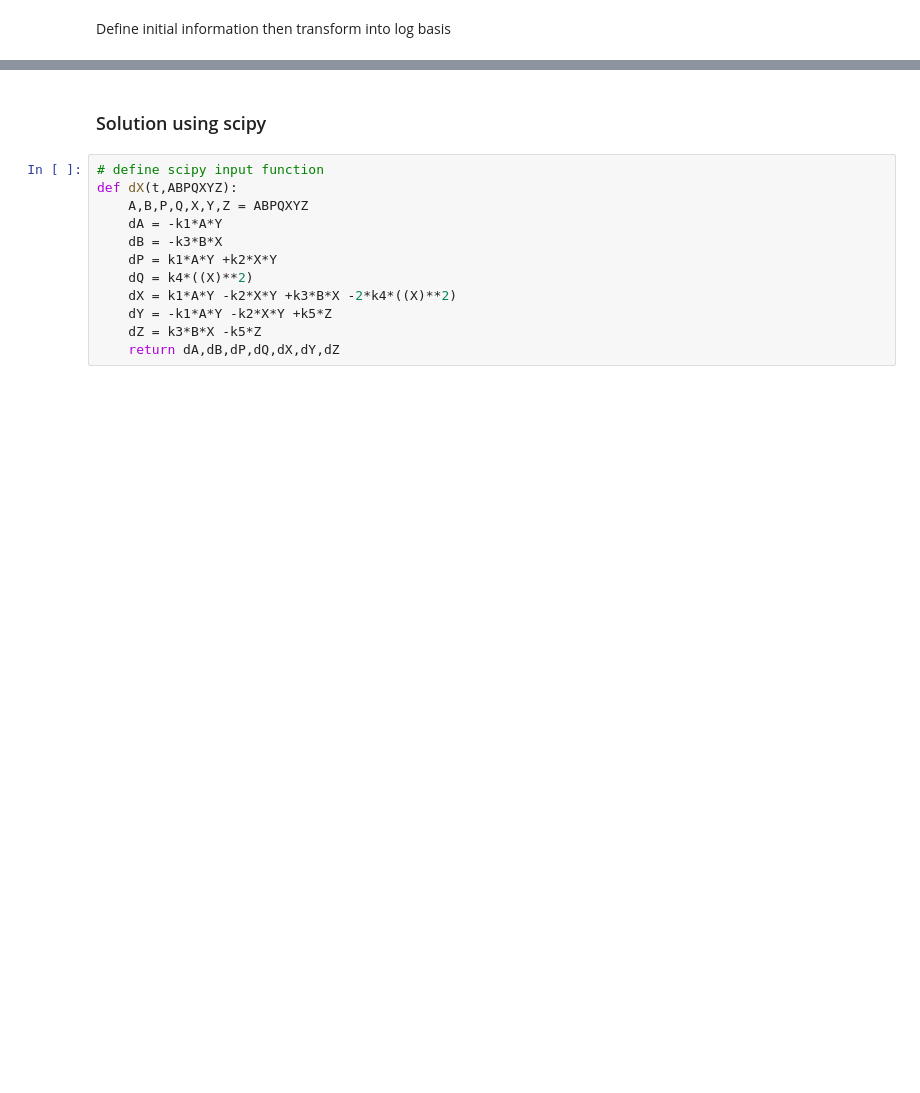
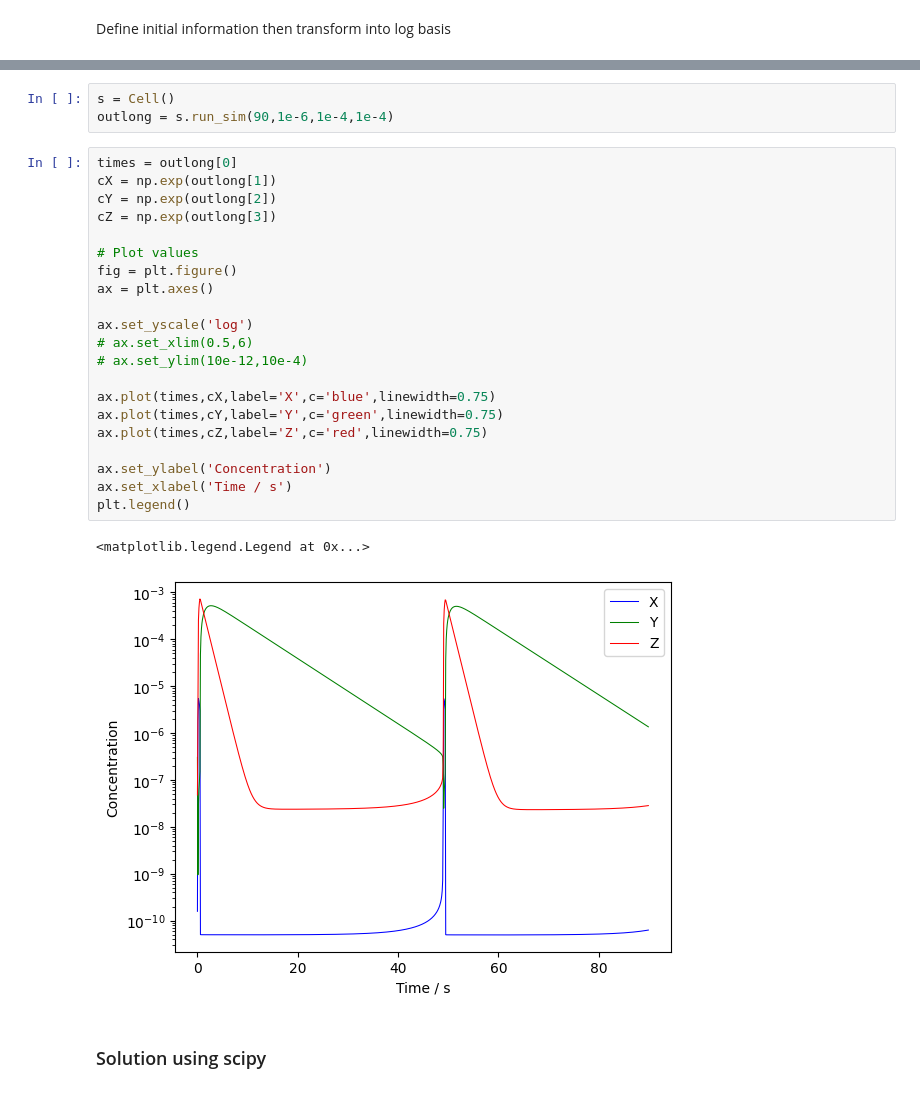
Before and after one commit to DomThom/Part_II_Exercises, a Jupyter notebook: Ex_3/Oregonator.ipynb, the cells around one changed output, grey strips where cells are left out. Cells and saved outputs as stored; diff of their text form; blank space fills up the shorter version.

```diff
--- a/Ex_3/Oregonator.ipynb
+++ b/Ex_3/Oregonator.ipynb
@@ -140,14 +162,29 @@ plt.legend()
+# %%
+s = Cell()
+outlong = s.run_sim(90,1e-6,1e-4,1e-4)
+# %%
+times = outlong[0]
+cX = np.exp(outlong[1])
+cY = np.exp(outlong[2])
+cZ = np.exp(outlong[3])
+
+# Plot values
+fig = plt.figure()
+ax = plt.axes()
+
+ax.set_yscale('log')
+# ax.set_xlim(0.5,6)
+# ax.set_ylim(10e-12,10e-4)
+
+ax.plot(times,cX,label='X',c='blue',linewidth=0.75)
+ax.plot(times,cY,label='Y',c='green',linewidth=0.75)
+ax.plot(times,cZ,label='Z',c='red',linewidth=0.75)
+
+ax.set_ylabel('Concentration')
+ax.set_xlabel('Time / s')
+plt.legend()
+# %% [output]
+<matplotlib.legend.Legend at 0x...>
+[figure, added]
 # %% [markdown]
 ### Solution using scipy
-# %%
-# define scipy input function
-def dX(t,ABPQXYZ):
-    A,B,P,Q,X,Y,Z = ABPQXYZ
-    dA = -k1*A*Y
-    dB = -k3*B*X
-    dP = k1*A*Y +k2*X*Y
-    dQ = k4*((X)**2)
-    dX = k1*A*Y -k2*X*Y +k3*B*X -2*k4*((X)**2)
-    dY = -k1*A*Y -k2*X*Y +k5*Z
-    dZ = k3*B*X -k5*Z
-    return dA,dB,dP,dQ,dX,dY,dZ
```
Also changed, not shown: parts of 18 cells of this notebook.
